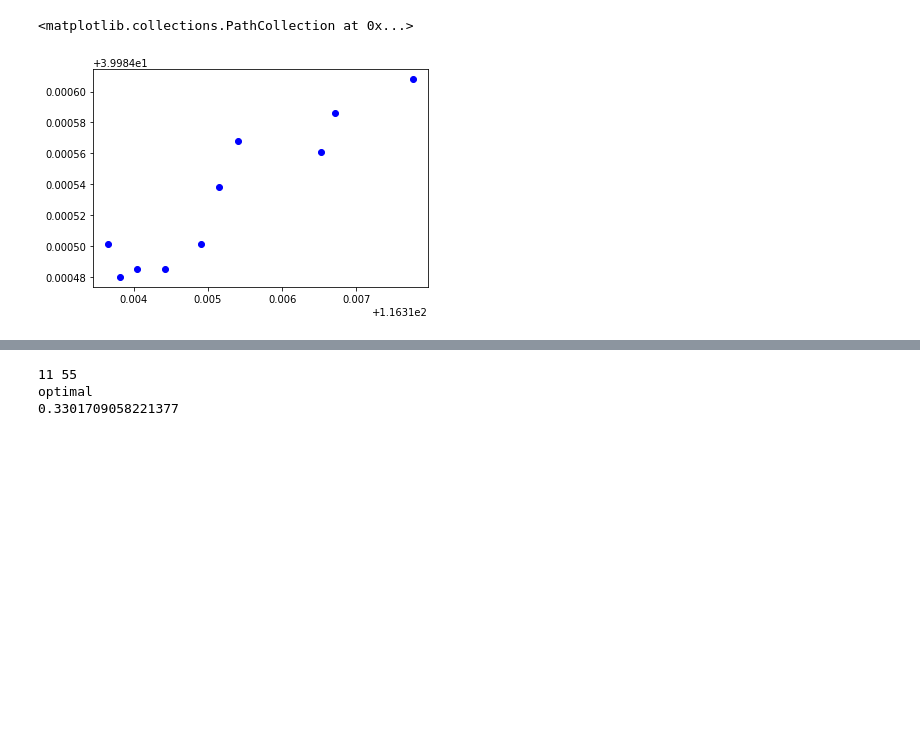
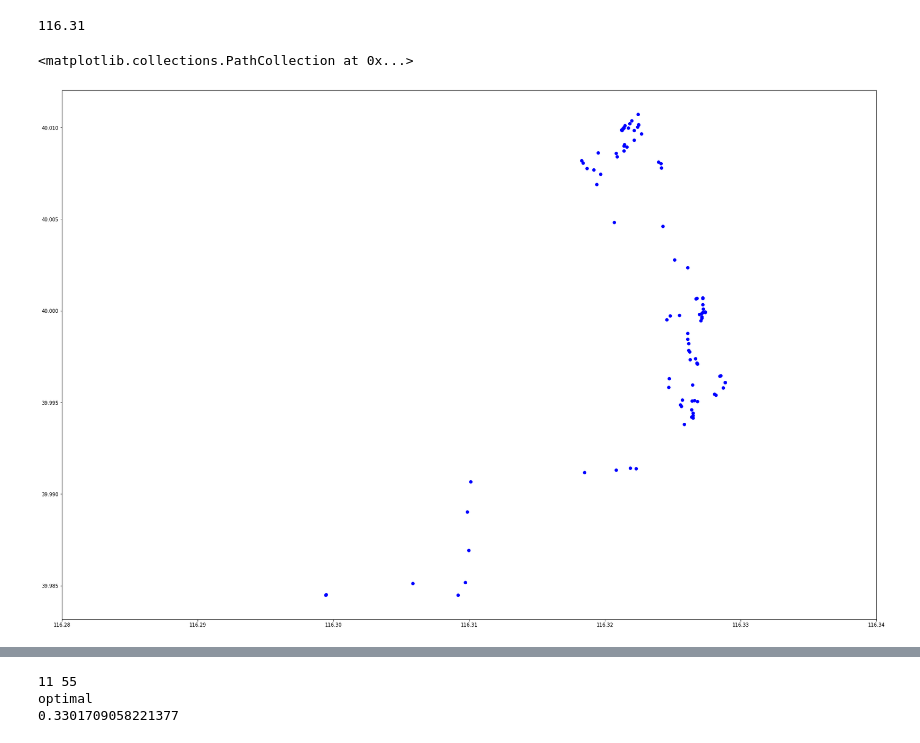
Before and after one commit to t07902301/mini-VAS, a Jupyter notebook: vis.ipynb, the cells around one changed output, grey strips where cells are left out. Cells and saved outputs as stored; diff of their text form; code cells hidden in the pictures; blank space fills up the shorter version.

```diff
--- a/vis.ipynb
+++ b/vis.ipynb
@@ -9,7 +438,7 @@ df=pd.read_csv('/users/yiwei/data/Data/000/Trajectory/20081023025304.plt',sep=',
 # %%
-point_set=np.array(df.loc[:29,['Longitude','Latitude']].values.tolist())
-prox=proximity(point_set,set_eps=True)
-sample_size=10
+# point_set=np.array(df.loc[:29,['Longitude','Latitude']].values.tolist())
+prox=proximity(point_set,set_eps=False)
+sample_size=100
 # %%
 prox.epsilon
 # %% [output]
@@ -17,8 +445,0 @@ prox.epsilon
-# %%
-def get_obj(samples,size):
-    obj=0
-    for i in range(size-1):
-        for j in range(i+1,size):
-            obj+=prox.run(samples[i],samples[j])
-            # obj+=proximity(samples[i],samples[j])
-    return np.around(obj,2)
@@ -62,0 +511,13 @@ plot.scatter(int_x,int_y,c='b')
+# %%
+prox=proximity([],set_eps=False)
+# prox.epsilon=3.797682913998397e-07
+# %%
+sample_size=500
+stop=int(10e3)
+rd_sample=ReservoirSample(point_set[:stop],sample_size)
+print(get_obj(rd_sample,prox))
+rd_x=rd_sample[:,0]
+rd_y=rd_sample[:,1]
+plot.figure(figsize=(30,20))
+# plot.xlim(116.28,116.34)
+plot.scatter(rd_x,rd_y,c='b')
@@ -63,9 +528,12 @@ plot.scatter(int_x,int_y,c='b')
 # %%
-rd_sample=ReservoirSample(point_set,sample_size)
-# print(get_obj(rd_sample,sample_size))
+rd_sample=ReservoirSample(point_set[:2000],sample_size)
+print(get_obj(rd_sample,prox))
 rd_x=rd_sample[:,0]
 rd_y=rd_sample[:,1]
+plot.figure(figsize=(30,20))
+plot.xlim(116.28,116.34)
 plot.scatter(rd_x,rd_y,c='b')
 # %% [output]
-<matplotlib.collections.PathCollection at 0x...>
+116.31
+<matplotlib.collections.PathCollection at 0x...>
-[figure, old version]
+[figure, new version]
```
Also changed, not shown: parts of 46 cells of this notebook, 2 other files.
